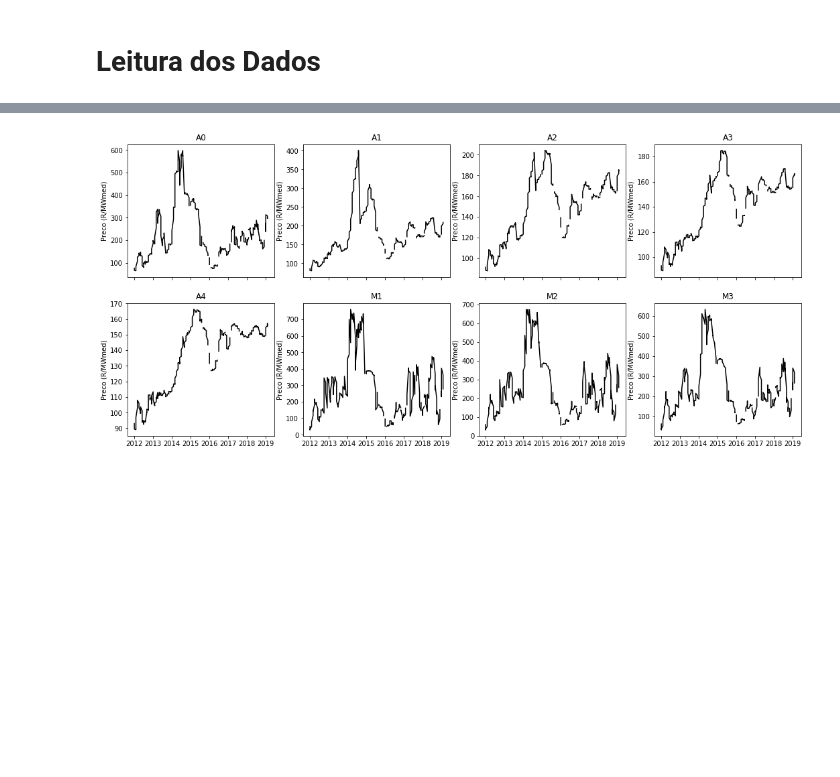
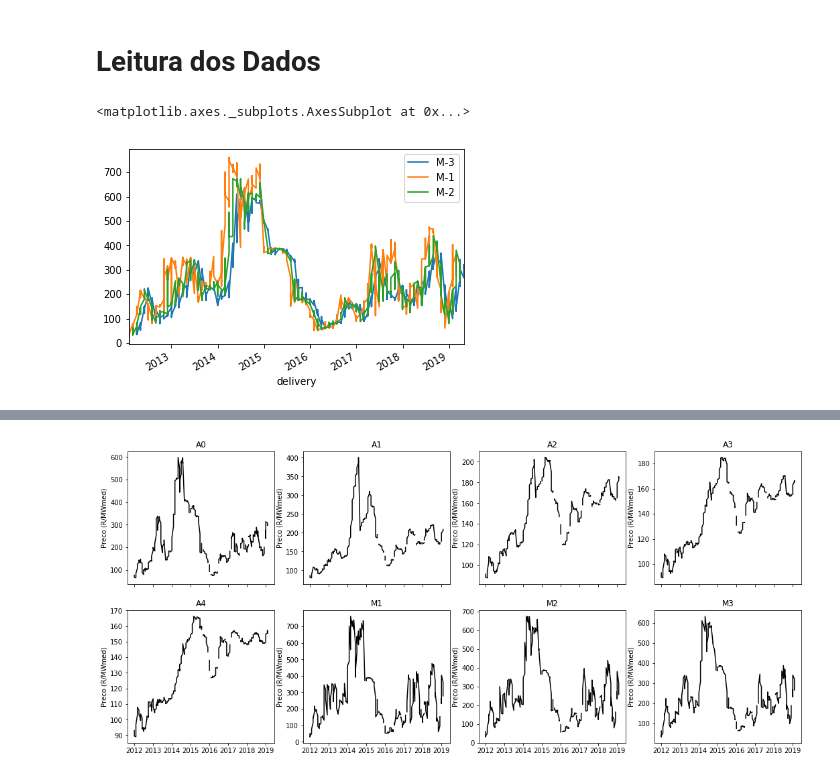
Before and after one commit to pedroargento/Mestrado, a Jupyter notebook: codigo.ipynb, the cells around one changed output, grey strips where cells are left out. Cells and saved outputs as stored; diff of their text form; code cells hidden in the pictures; blank space fills up the shorter version.

```diff
--- a/codigo.ipynb
+++ b/codigo.ipynb
@@ -31,3 +31,34 @@ data = {'M1': '2019-03-01_15-12-06_Evolucao_historica_da__Media__na_serie_M__1_n
         'A2': '2019-03-01_15-16-45_Evolucao_historica_da__Media__na_serie_A__2_na_fonte_Convencional_SE_.xlsx',
         'A3': '2019-03-01_15-16-58_Evolucao_historica_da__Media__na_serie_A__3_na_fonte_Convencional_SE_.xlsx',
         'A4': '2019-03-01_15-17-12_Evolucao_historica_da__Media__na_serie_A__4_na_fonte_Convencional_SE_.xlsx'}
+# %%
+from dateutil.relativedelta import *
+M1 = readData(data['M1'])
+M1.price = M1.price.interpolate()
+M1['delivery'] = M1.date.apply(lambda x: x + relativedelta(months=+1))
+M1.set_index(M1.date, inplace=True, drop=True)
+M1 = M1[['price', 'delivery']]
+
+M2 = readData(data['M2'])
+M2.price = M2.price.interpolate()
+M2['delivery'] = M2.date.apply(lambda x: x + relativedelta(months=+2))
+M2.set_index(M2.date, inplace=True, drop=True)
+M2 = M2[['price', 'delivery']]
+
+M3 = readData(data['M3'])
+M3.price = M3.price.interpolate()
+M3['delivery'] = M3.date.apply(lambda x: x + relativedelta(months=+3))
+M3.set_index(M3.date, inplace=True, drop=True)
+M3 = M3[['price', 'delivery']]
+
+monthly_delivery_price = pd.merge(M3,pd.merge(M1, M2, left_on='delivery',right_on='delivery',how='outer',suffixes=('M1','M2'))
+, left_on='delivery',right_on='delivery',how='outer')
+
+
+monthly_delivery_price.set_index(monthly_delivery_price.delivery, inplace=True, drop=True)
+monthly_delivery_price = monthly_delivery_price.drop(['delivery'], axis=1)
+monthly_delivery_price = monthly_delivery_price.rename(columns={"price": "M-3", "priceM1": "M-1", 'priceM2': 'M-2'})
+monthly_delivery_price.plot(label= 'a')
+# %% [output]
+<matplotlib.axes._subplots.AxesSubplot at 0x...>
+[figure, added]
```
Also changed, not shown: parts of 18 cells of this notebook.
